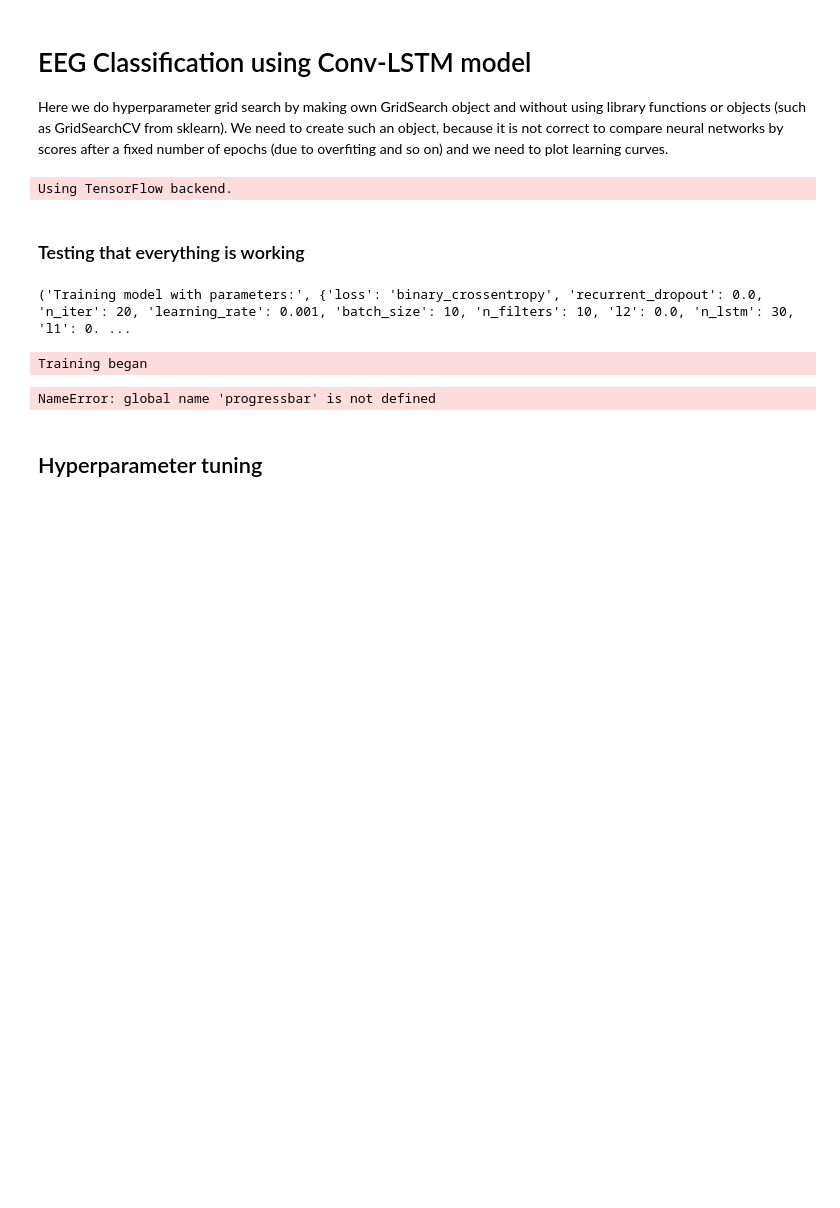
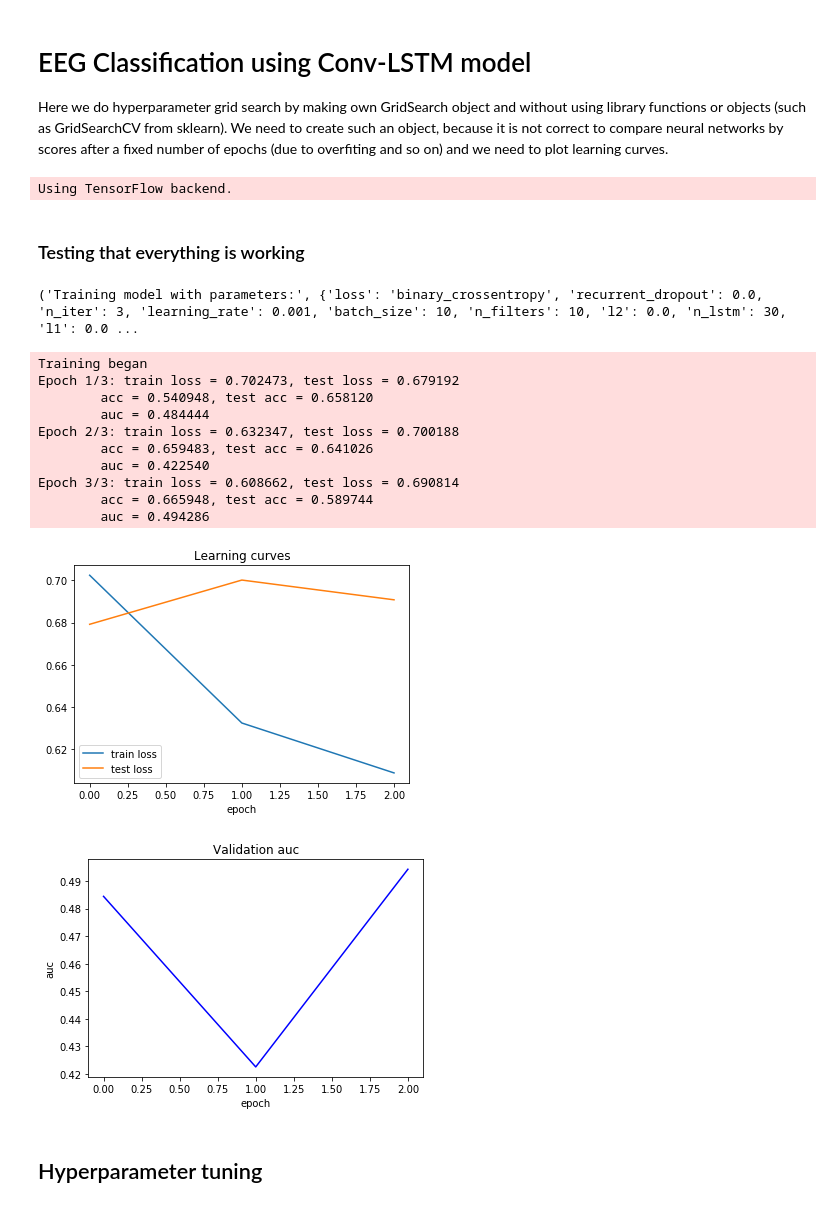
Before and after one commit to DarthZhang/Conv-LSTM_EEG_classification, a Jupyter notebook: code/model_GridSerach_plot.ipynb, the cells around one changed output. Saved outputs shown, nothing was run; the diff lists cells and outputs as text; code cells hidden in the pictures; blank space fills up the shorter version.

```diff
--- a/code/model_GridSerach_plot.ipynb
+++ b/code/model_GridSerach_plot.ipynb
@@ -52,14 +52,6 @@ class LossMetricHistory(Callback):
     def on_train_begin(self, logs={}):
         if self.verbose > 0:
             self.logger.info("Training began")
-            widgets = [
-                progressbar.Percentage(u'Total progress:%(percentage)3d%%'),
-                progressbar.Bar(),
-                #progressbar.DynamicMessage('loss'),
-                progressbar.ETA(format=u' Time left:  %(eta)8s', format_finished=u' Time: %(elapsed)8s'),
-                progressbar.SimpleProgress()
-                ]
-            bar = progressbar.ProgressBar(max_value=self.n_iter, widgets=widgets)
         self.losses = []
         self.val_losses = []
         self.accs = [] # accuracy scores
@@ -88,11 +80,9 @@ class LossMetricHistory(Callback):
                                                                     self.losses[-1],self.val_losses[-1]) +
                                  "\n\tacc = %.6f, test acc = %.6f"%(self.accs[-1], self.val_accs[-1]) +
                                  "\n\tauc = %.6f"%(self.aucs[-1]))
-                bar.update(epoch+1)
         elif self.verbose > 0:
             self.logger.info("Epoch %d/%d results: train loss = %.6f"%(epoch+1, self.n_iter, self.losses[-1]) +
                              "\n\t\t\tacc = %.6f"%(self.accs[-1]))
-            bar.update(epoch+1)
     def on_train_end(self, logs={}):
         self.losses = np.array(self.losses)
         if self.validate:
@@ -132,23 +122,29 @@ class CnnLstmClassifier(BaseEstimator, ClassifierMixin):
                        dropout=self.dropout_lstm, recurrent_dropout=self.recurrent_dropout))
         self.model.add(Dense(1, activation='sigmoid'))
 
-    def _plot_loss(self):
+    def _plot_loss(self,fname=None):
         plt.title('Learning curves')
         plt.xlabel('epoch')
         plt.plot(np.arange(len(self.log_.losses)),self.log_.losses, color='tab:blue', label='train loss')
         plt.plot(np.arange(len(self.log_.val_losses)),self.log_.val_losses, color='tab:orange', label='test loss')
         plt.legend()
-        plt.show()
+        if fname is not None:
+            plt.savefig(fname)
+        else:
+            plt.show()
 
-    def _plot_scores(self,scoring):
+    def _plot_scores(self,scoring,fname=None):
         plt.title('Validation '+scoring)
         plt.xlabel('epoch')
         plt.ylabel(scoring)
         plt.plot(np.arange(len(self.log_.aucs)),self.log_.aucs, color='b')
-        plt.show()
+        if fname is not None:
+            plt.savefig(fname)
+        else:
+            plt.show()
 
     def fit(self, X_train, y_train, X_val=None, y_val=None, scoring='auc',
-            verbose=1, plotcurves=False):
+            verbose=1, plotcurves=False, fname_loss=None, fname_score=None):
         # TODO: check the parameters
         if verbose > 0:
             print("Training model with parameters:", self.get_params())
@@ -167,8 +163,8 @@ class CnnLstmClassifier(BaseEstimator, ClassifierMixin):
 
             self.best_score_ = self.log_.scores[scoring].max()
             if plotcurves:
-                self._plot_loss()
-                self._plot_scores(scoring)
+                self._plot_loss(fname_loss)
+                self._plot_scores(scoring, fname_score)
         else:
             self.log_ = LossMetricHistory(n_iter=self.n_iter)
             self.hist_ = self.model.fit(X_train, y_train,
@@ -211,12 +207,22 @@ class CnnLstmClassifier(BaseEstimator, ClassifierMixin):
 ### Testing that everything is working
 # %%
 %matplotlib inline
-clf = CnnLstmClassifier(n_iter=20)
-clf.fit(X_train, y_train, X_val=X_val, y_val=y_val, verbose=1, plotcurves=True)
+clf = CnnLstmClassifier(n_iter=3)
+clf.fit(X_train, y_train, X_val=X_val, y_val=y_val, verbose=2, plotcurves=True)
 # %% [output]
-('Training model with parameters:', {'loss': 'binary_crossentropy', 'recurrent_dropout': 0.0, 'n_iter': 20, 'learning_rate': 0.001, 'batch_size': 10, 'n_filters': 10, 'l2': 0.0, 'n_lstm': 30, 'l1': 0. ...
+('Training model with parameters:', {'loss': 'binary_crossentropy', 'recurrent_dropout': 0.0, 'n_iter': 3, 'learning_rate': 0.001, 'batch_size': 10, 'n_filters': 10, 'l2': 0.0, 'n_lstm': 30, 'l1': 0.0 ...
 Training began
+Epoch 1/3: train loss = 0.702473, test loss = 0.679192
+        acc = 0.540948, test acc = 0.658120
+        auc = 0.484444
+Epoch 2/3: train loss = 0.632347, test loss = 0.700188
+        acc = 0.659483, test acc = 0.641026
+        auc = 0.422540
+Epoch 3/3: train loss = 0.608662, test loss = 0.690814
+        acc = 0.665948, test acc = 0.589744
+        auc = 0.494286
-NameError: global name 'progressbar' is not defined
+[figure, added]
+[figure, added]
 # %% [markdown]
 ## Hyperparameter tuning
 # %%
```
Also changed, not shown: parts of 9 cells of this notebook.
